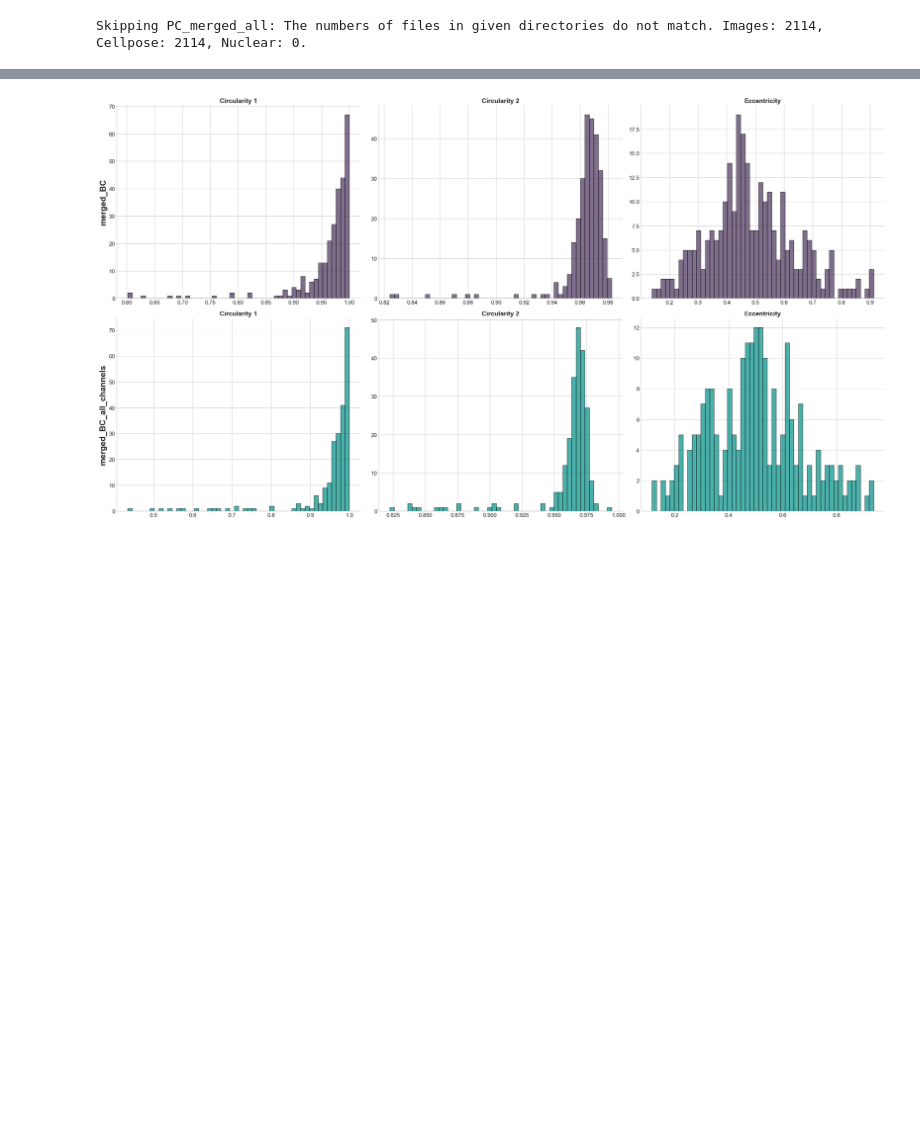
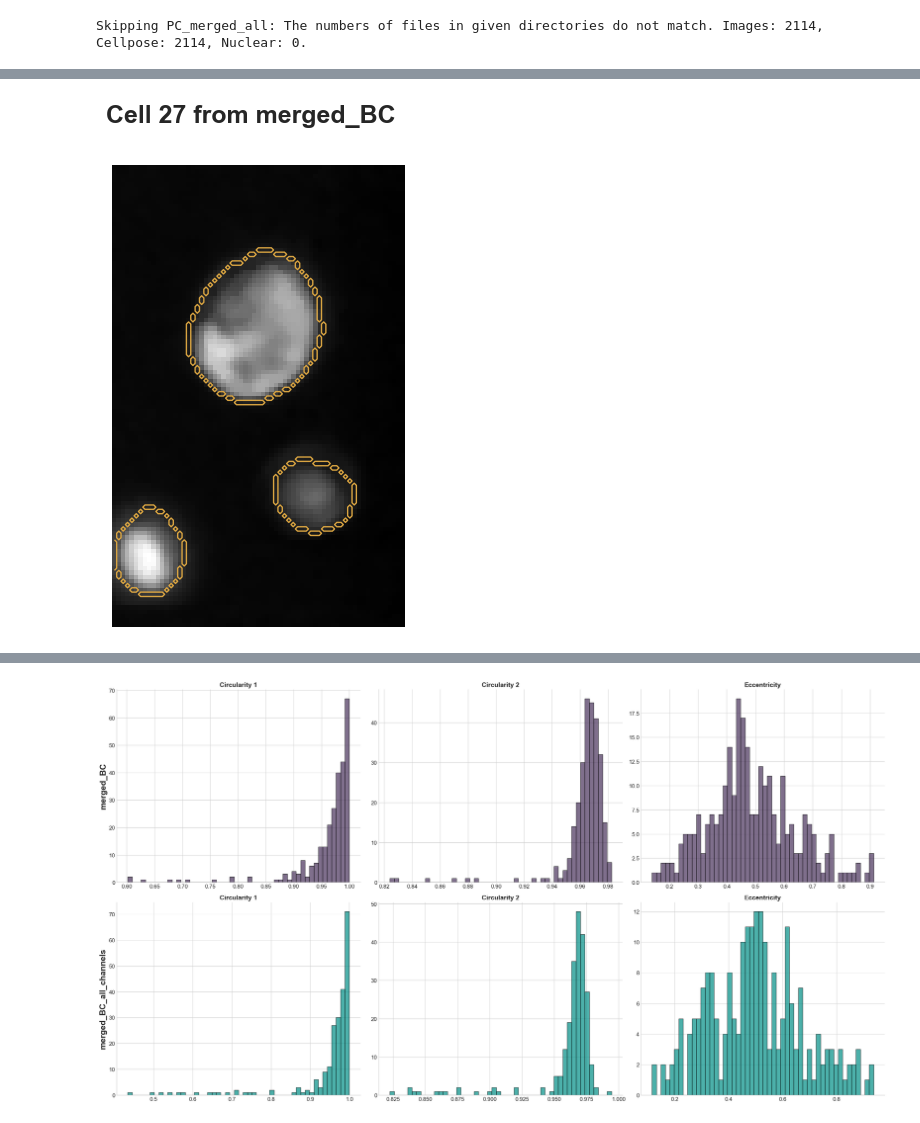
Before and after one commit to piotr-kedzierski/mask_analysis, a Jupyter notebook: mask_analysis.ipynb, the cells around one changed output, grey strips where cells are left out. Saved outputs shown, nothing was run; the diff lists cells and outputs as text; code cells hidden in the pictures; blank space fills up the shorter version.

Commit message:
Additional graphs and markdown explanations added.

```diff
--- a/mask_analysis.ipynb
+++ b/mask_analysis.ipynb
@@ -43,3 +43,12 @@ POPULATION_COLORS = {
         "secondary": "#264653",
     },
 }
+
+UTILITY_COLORS = {
+    "rose": "#A13D63",
+    "sage": "#6B8F71",
+    "slate": "#3D5A73",
+    "mustard": "#D9A441",
+}
+
+COLORS = list(UTILITY_COLORS.values())
@@ -62,0 +112,17 @@ Skipping PC_merged_all: The numbers of files in given directories do not match.
+# %%
+from skimage.segmentation import find_boundaries
+
+p_idx = 0       # Change this variable to access different cell populations
+idx = 27         # Change this variable to access other images
+
+dapi_channel, events_mask = source.visualize_events(populations[p_idx], idx)
+
+fig, ax = plt.subplots(figsize=(6, 6))
+fig.suptitle(f"Cell {idx} from {populations[p_idx]}")
+ax.imshow(dapi_channel, cmap='gray')
+boundaries = find_boundaries(events_mask, mode='outer', connectivity=1)
+ax.contour(boundaries, colors=UTILITY_COLORS["mustard"], linewidths=1)
+ax.axis('off')
+plt.show()
+# %% [output]
+[figure, added]
```
Also changed, not shown: parts of 17 cells of this notebook, 1 other file.
